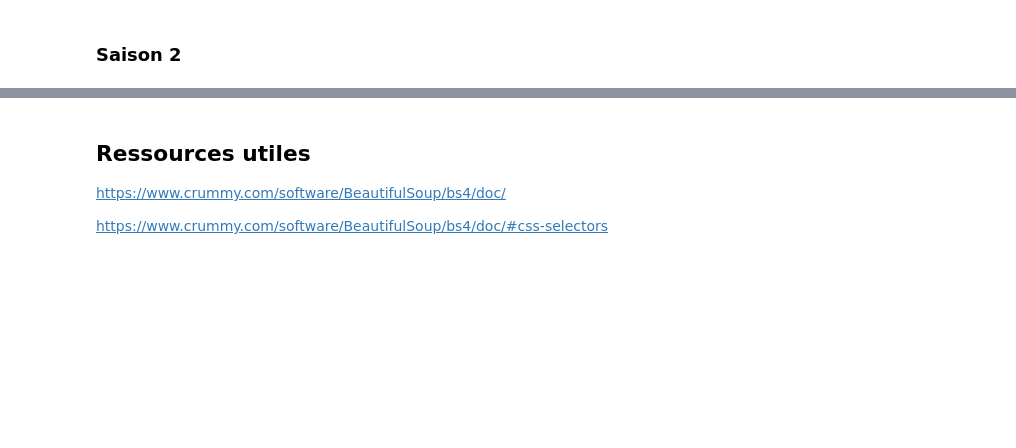
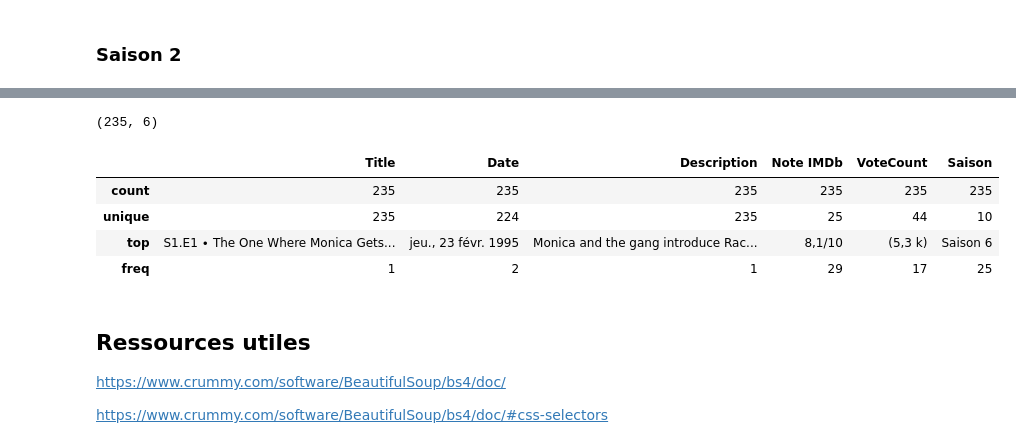
Before and after one commit to raymondgadji/DatAnalyst, a Jupyter notebook: Cours/Semaine6/SerieFriends/Brief2_Friends.ipynb, the cells around one changed output, grey strips where cells are left out. Cells and saved outputs as stored; diff of their text form; code cells hidden in the pictures; blank space fills up the shorter version.

```diff
--- a/Cours/Semaine6/SerieFriends/Brief2_Friends.ipynb
+++ b/Cours/Semaine6/SerieFriends/Brief2_Friends.ipynb
@@ -1816,0 +708,4 @@ Données exportées dans 'saison_10.csv'
+# %%
+combined_friends = pd.read_csv('combined_friends.csv')
+# Afficher des informations sur le DataFrame combiné
+print("Shape du DataFrame combiné :", combined_friends.shape)
@@ -1817,3 +732,15 @@ Données exportées dans 'saison_10.csv'
+# %%
+combined_friends.shape
+# %% [output]
+(235, 6)
+# %%
+combined_friends.describe(include='all')
+# %% [output]
+|  | Title | Date | Description | Note IMDb | VoteCount | Saison |
+| count | 235 | 235 | 235 | 235 | 235 | 235 |
+| unique | 235 | 224 | 235 | 25 | 44 | 10 |
+| top | S1.E1 ∙ The One Where Monica Gets... | jeu., 23 févr. 1995 | Monica and the gang introduce Rac... | 8,1/10 | (5,3 k) | Saison 6 |
+| freq | 1 | 2 | 1 | 29 | 17 | 25 |
 # %%
 import requests
 from bs4 import BeautifulSoup
```
Also changed, not shown: parts of 53 cells of this notebook, 3 other files.
